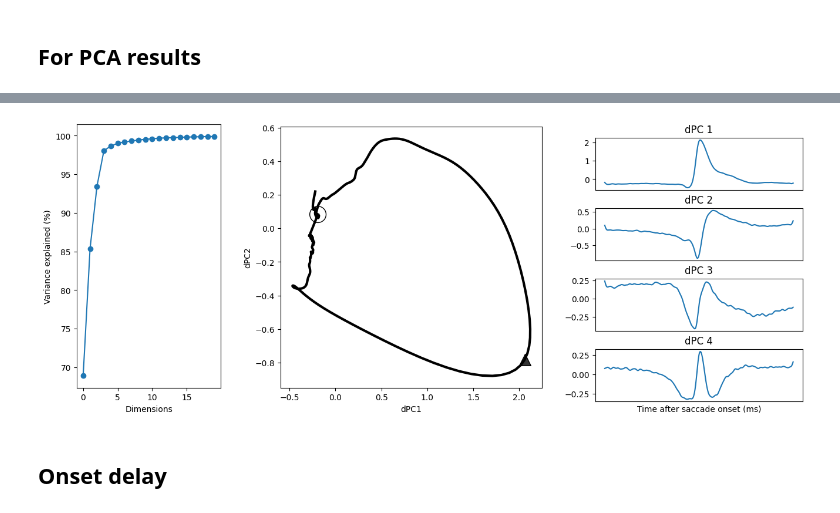
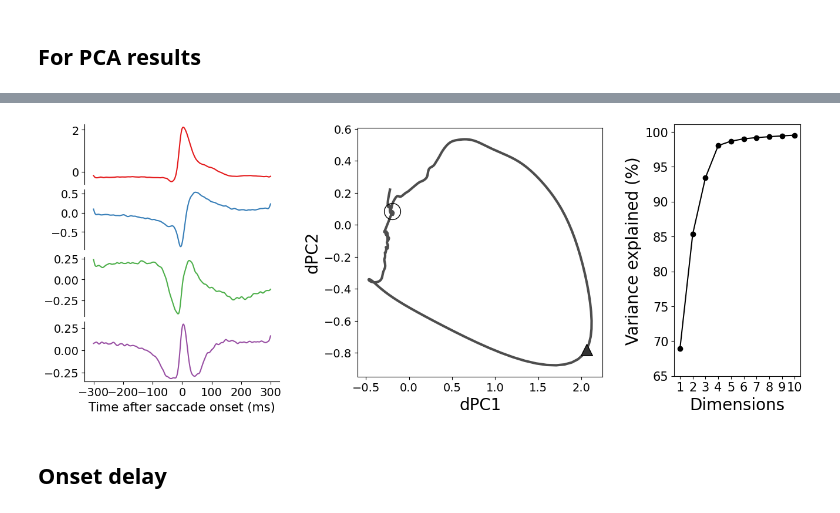
Before and after one commit to NeuroAI-IBS/fn_data_saccade, a Jupyter notebook: Data sorting/python_code/final_figures.ipynb, the cells around one changed output, grey strips where cells are left out. Drawn from its saved outputs; the diff is of its cells as text; code cells hidden in the pictures.

```diff
--- a/Data sorting/python_code/final_figures.ipynb
+++ b/Data sorting/python_code/final_figures.ipynb
@@ -187,0 +205,18 @@ plt.show()
+# %%
+for ori in range(8):
+    plt.figure()
+    for i in range(4):  # Plot the first 4 components or up to nmode
+        ax = plt.subplot(4, 1, i + 1)
+        ax.plot(np.arange(-300, 300), temp_g[i, ori, :600], color = C_list[i])  # Assuming 600 time steps
+        # ax.set_title(f'dPC {i + 1}')
+        # ax.axis('off')
+        ax.spines['top'].set_visible(False)
+        ax.spines['right'].set_visible(False)
+        # if ori != 7 or i !=3:
+        if i != 3:
+            ax.spines['bottom'].set_visible(False)
+            ax.get_xaxis().set_ticks([])
+
+    plt.xlabel('Time after saccade onset (ms)', fontsize=15)
+    plt.savefig(f'{ori}.jpg', dpi=300)
+    # plt.xlabel('Time after saccade onset (ms)')
@@ -189,16 +233,24 @@ plt.show()
 # Pretty figures2
 # from matplotlib.markers import CARETUP
 
+cmap = matplotlib.colormaps.get_cmap("Set1")
+C_list = cmap( np.linspace(0.0, 1.0, 8) ) # extract 20 colors from cmap
+
 fig = plt.figure(constrained_layout=True,figsize=(13,5))
-subfigs = fig.subfigures(1, 3, wspace=0.07, width_ratios=[3, 5, 4])
+subfigs = fig.subfigures(1, 3, wspace=0.07, width_ratios=[4, 5, 3])
+
+plt.rc('xtick', labelsize=14)
+plt.rc('ytick', labelsize=14)
 
 # Plot variance explained
-subfigs[0].subplots(1, 1)
+subfigs[2].subplots(1, 1)
 dd = PCA_total2['dd']
 var_explained = np.cumsum(dd) * 100
-plt.plot(var_explained[:20], 'o-')
-plt.xlabel('Dimensions')
-plt.ylabel('Variance explained (%)')
+plt.plot(np.arange(1,11, 1), var_explained[:10], 'o-', color='black')
+plt.xlabel('Dimensions', fontsize=20)
+plt.ylabel('Variance explained (%)', fontsize=20)
+plt.xticks(np.arange(1, 11, step=1), fontsize=15)
+plt.yticks(np.arange(65, 101, step=5), fontsize=15)
 # plt.title('Variance Explained')
 
 # plt.savefig('var_ex.jpg', dpi=300)
@@ -207,51 +259,60 @@ plt.ylabel('Variance explained (%)')
 # plt.savefig('var_ex.jpg', dpi=300)
 # plt.show()
 
 
 # Plot dPCA
 subfigs[1].subplots(1, 1)
 
 from scipy.ndimage import gaussian_filter1d
 
 win = 1 # timewindow (ms), if sampling rate is 1000hz, win=10 is 10ms
 
-temp_PC = PCA_total2['p'].T
+temp_PC2 = PCA_total2['p'].T
 
-s_temp1 = gaussian_filter1d(temp_PC[0], win)
-s_temp2 = gaussian_filter1d(temp_PC[1], win)
-s_temp3 = gaussian_filter1d(temp_PC[2], win)
+s_temp1 = gaussian_filter1d(temp_PC2[0], win)
+s_temp2 = gaussian_filter1d(temp_PC2[1], win)
+s_temp3 = gaussian_filter1d(temp_PC2[2], win)
 
 X = s_temp1[0:600]
 Y = s_temp2[0:600]
 Z = s_temp3[0:600]
 
 # plt.scatter(X, Y, s=10, color = [0, 0, 0], marker='o')
-plt.plot(X, Y, linewidth=3.0, color = [0, 0, 0])
-plt.scatter(X[0], Y[0], s=400, color = [0, 0, 0], facecolors='none')
-plt.scatter(X[300], Y[300], marker='^', s=200, color = [0, 0, 0], facecolor = [0.2, 0.2, 0.2])
-plt.xlabel('dPC1')
-plt.ylabel('dPC2')
-# zlabel('PC3')
+plt.plot(X, Y, linewidth=3.0, color = [0.3, 0.3, 0.3])
+plt.scatter(X[0], Y[0], s=400, color = [0, 0, 0], facecolors='none', zorder=3)
+plt.scatter(X[300], Y[300], marker='^', s=200, color = [0, 0, 0], facecolor = [0.2, 0.2, 0.2], zorder=3)
+plt.xlabel('dPC1', fontsize=20)
+plt.ylabel('dPC2', fontsize=20)
+
+
 
 # plt.rc('font', size=25)
 
 # Plot the principal component time series (scores)
-subfigs[2].subplots(4, 1)
+subfigs[0].subplots(4, 1)
 
 for i in range(4):  # Plot the first 4 components or up to nmode
     ax = plt.subplot(4, 1, i + 1)
-    ax.plot(np.arange(-300, 300), temp_PC[i, :600])  # Assuming 600 time steps
-    ax.set_title(f'dPC {i + 1}')
+    ax.plot(np.arange(-300, 300), temp_PC2[i, :600], color = C_list[i])  # Assuming 600 time steps
+    # ax.set_title(f'dPC {i + 1}')
     ax.axis('on')
     ax.get_xaxis().set_ticks([])
-plt.xlabel('Time after saccade onset (ms)')
-# plt.tight_layout()
+    ax.spines['top'].set_visible(False)
+    ax.spines['right'].set_visible(False)
+    ax.spines['bottom'].set_visible(False)
+    if i == 3:
+        ax.spines['bottom'].set_visible(True)
+        ax.get_xaxis().set_ticks(np.arange(-300,301,100))
+plt.xlabel('Time after saccade onset (ms)', fontsize=15)
+# fig.text(-0.03, 0.55, 'dPCs',
+#                 ha='center',
+#                 va='center',
+#                 rotation='vertical',
+#                 fontsize=15)
 
 plt.savefig('pc.jpg', dpi=300)
-
-plt.show()
 # %% [output]
-[figure, old version]
+[figure, new version]
 # %% [markdown]
 ## Onset delay
 # %%
```
Also changed, not shown: parts of 6 cells of this notebook.
